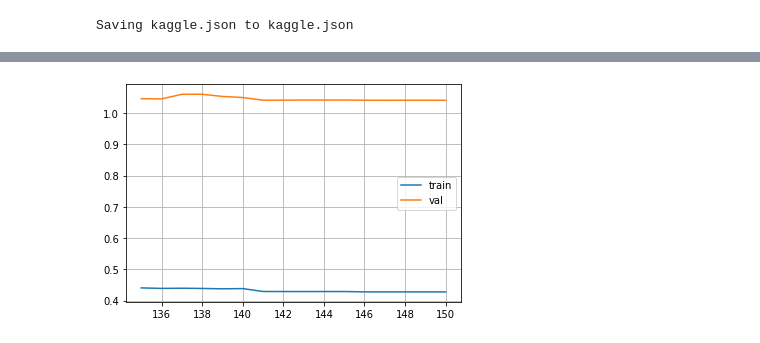
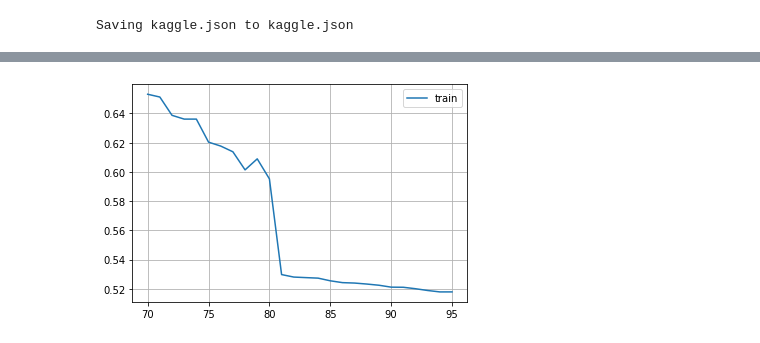
Before and after one commit to Sankek/MolecularEnergyEstimation, a Jupyter notebook: main.ipynb, the cells around one changed output, grey strips where cells are left out. Drawn from its saved outputs; the diff is of its cells as text; code cells hidden in the pictures.

Commit message:
4 submission, full train, SchNet

```diff
--- a/main.ipynb
+++ b/main.ipynb
@@ -116,7 +118,7 @@ def save_model(model_state, model_config, epoch):
     model = model_state['model']
     optimizer = model_state['optimizer']
     train_losses = model_state['train_losses']
-    val_losses = model_state['val_losses']
+    val_losses = model_state['val_losses'] if 'val_losses' in model_state else None
     output_call = model_state['output_call']
     name = model_config['model_name']
     path = model_config['save_path']
@@ -142,7 +144,8 @@ def load_model(model_state, model_config, epoch):
     model_state['model'].load_state_dict(state['model'])
     model_state['optimizer'].load_state_dict(state['optimizer'])
     model_state['train_losses'] = state['train_losses']
-    model_state['val_losses'] = state['val_losses']
+    if 'val_losses' in model_state:
+        model_state['val_losses'] = state['val_losses']
     model_state['output_call'] = state['output_call']
 
 def predict_test(model_state, model_config, dataloader):
@@ -225,19 +228,22 @@ def train_loop(model_state, model_config, dataloader, epochs):
     for epoch in range(1, epochs+1):
         train_loss = train(model_state, model_config, dataloader)
         model_state['train_losses'].append(train_loss)
+        info = f'*Epoch {epoch}* Train Loss: {train_loss:.4f}'
         if 'val' in dataloader:
             val_loss = validate(model_state, model_config, dataloader)
             model_state['val_losses'].append(val_loss)
-        print(f'*Epoch {epoch}* Train Loss: {train_loss:.4f}, Validation Loss: {val_loss:.4f}')
+            info += f', Validation Loss: {val_loss:.4f}'
+        print(info)
 
 def plot_loss(model_state, start_from=1):
     train_losses = model_state['train_losses']
-    val_losses = model_state['val_losses']
+    val_losses = model_state['val_losses'] if 'val_losses' in model_state else None
 
     fig, ax = plt.subplots()
     epochs = len(train_losses)
     ax.plot(np.arange(start_from, epochs+1), train_losses[start_from-1:], label='train')
-    ax.plot(np.arange(start_from, epochs+1), val_losses[start_from-1:], label='val')
+    if val_losses:
+        ax.plot(np.arange(start_from, epochs+1), val_losses[start_from-1:], label='val')
     ax.legend()
     ax.grid()
     plt.show()
@@ -432,7 +438,7 @@ model_parameters = {
 
 }
 model = SchNet(**model_parameters).to(DEVICE)
-model_name = 'SchNet_default'
+model_name = 'SchNet_default_full_train'
 start_lr = 1e-4
 optimizer = torch.optim.Adam(model.parameters(), lr=start_lr)
 criterion = torch.nn.L1Loss()
@@ -463,3 +469,5 @@ model_state = {
     'lr': start_lr,
     'trained_epochs': 0
 }
+# %%
+model_state.pop('val_losses')
@@ -466,3 +476,3 @@ model_state = {
 # %%
-long_train(model_state, model_config, dataloader, epochs=5, new_lr=1e-8)
+long_train(model_state, model_config, dataloader, epochs=15, new_lr=1e-6)
 # %% [output]
@@ -476,7 +492,7 @@ long_train(model_state, model_config, dataloader, epochs=5, new_lr=1e-8)
 # %%
-plot_loss(model_state, 135)
+plot_loss(model_state, 70)
 # %% [output]
-[figure, old version]
+[figure, new version]
 # %%
 energies = predict_test(model_state, model_config, dataloader)
 # %%
```
Also changed, not shown: parts of 6 cells of this notebook.
